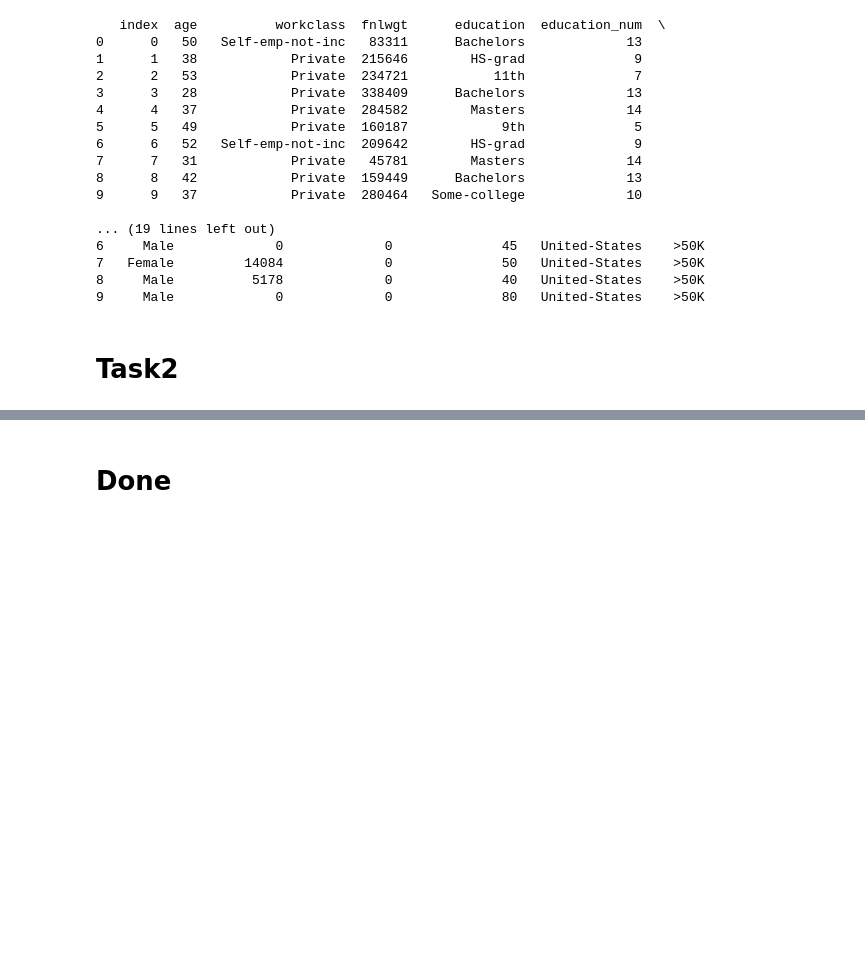
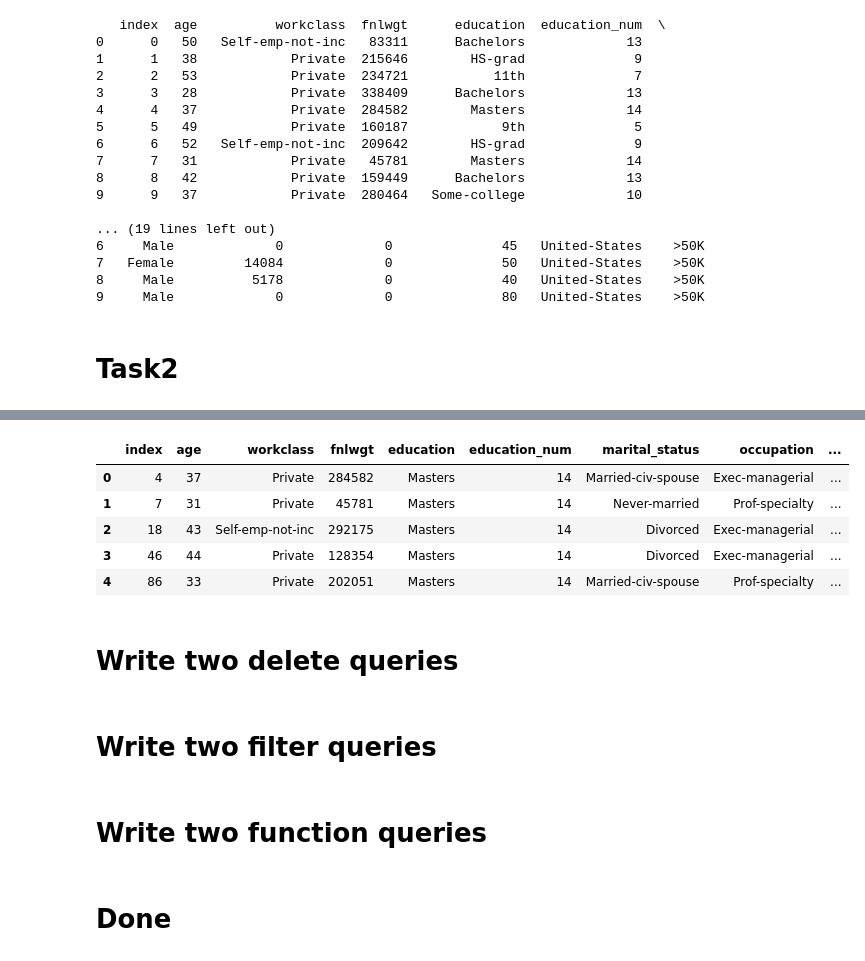
Before and after one commit to RancyChepchirchir/Assignments, a Jupyter notebook: 07.Assignment-SQL.ipynb, the cells around one changed output, grey strips where cells are left out. Cells and saved outputs as stored; diff of their text form; code cells hidden in the pictures; blank space fills up the shorter version.

```diff
--- a/07.Assignment-SQL.ipynb
+++ b/07.Assignment-SQL.ipynb
@@ -476,3 +586,23 @@ Write two function queries
+# %%
+cur.execute("""Select * from sqladb2 where education = ' Masters' AND native_country = ' United-States'
+                ;""")
+new3 = pd.DataFrame(cur.fetchall())
+new3.columns = [x[0] for x in cur.description]
+new3.head()
+# %% [output]
+|  | index | age | workclass | fnlwgt | education | education_num | marital_status | occupation | ... |
+| 0 | 4 | 37 | Private | 284582 | Masters | 14 | Married-civ-spouse | Exec-managerial | ... |
+| 1 | 7 | 31 | Private | 45781 | Masters | 14 | Never-married | Prof-specialty | ... |
+| 2 | 18 | 43 | Self-emp-not-inc | 292175 | Masters | 14 | Divorced | Exec-managerial | ... |
+| 3 | 46 | 44 | Private | 128354 | Masters | 14 | Divorced | Exec-managerial | ... |
+| 4 | 86 | 33 | Private | 202051 | Masters | 14 | Married-civ-spouse | Prof-specialty | ... |
+# %% [markdown]
+# <a id='7'>Write two delete queries<a/>
+# %% [markdown]
+
+# <a id='7'>Write two filter queries<a/>
+# %% [markdown]
+# <a id='7'>Write two function queries<a/>
 # %% [markdown]
 # <a id='7'>Done<a/>
 # %%
```
Also changed, not shown: parts of 20 cells of this notebook, 1 other file.
